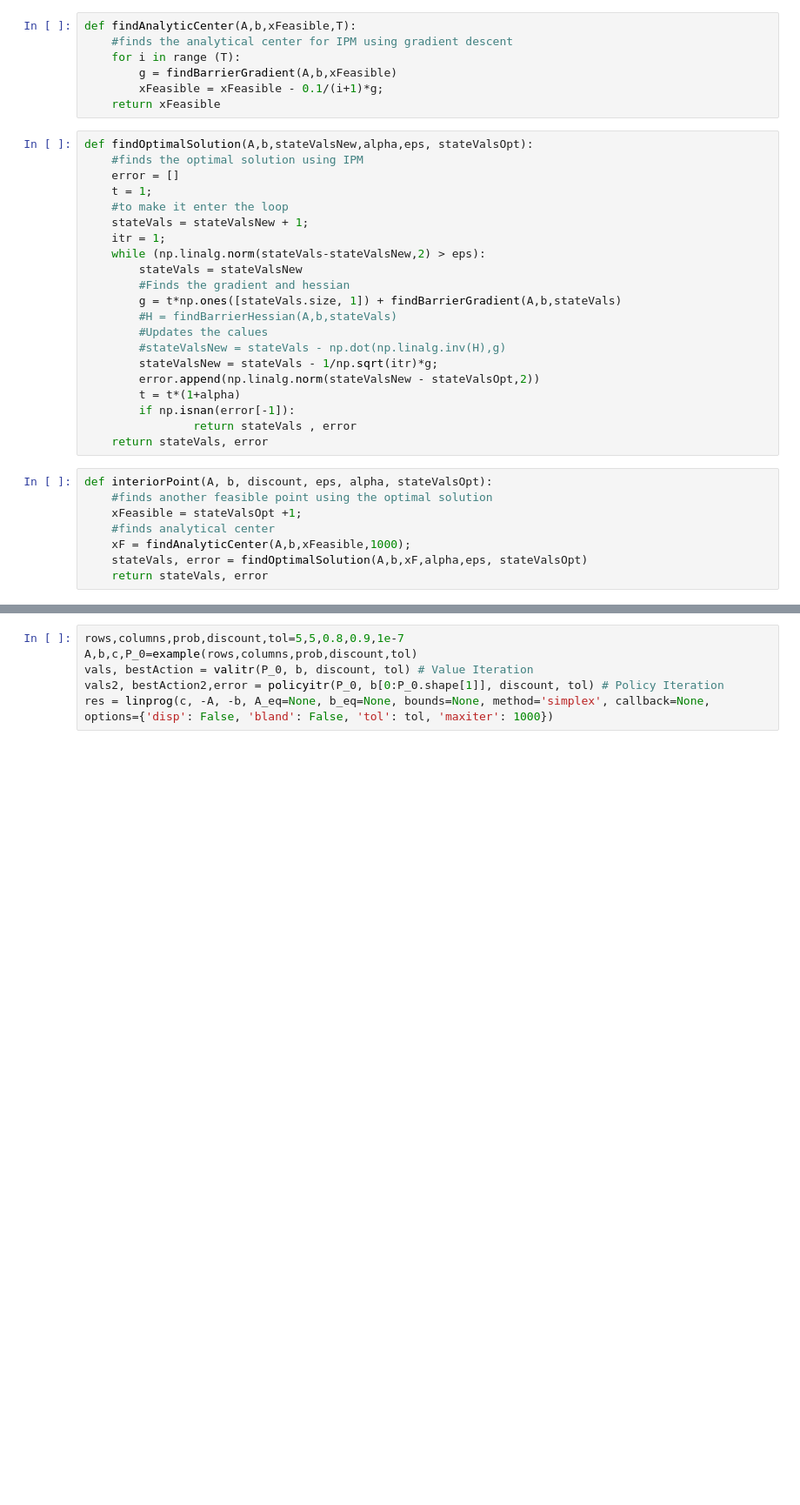
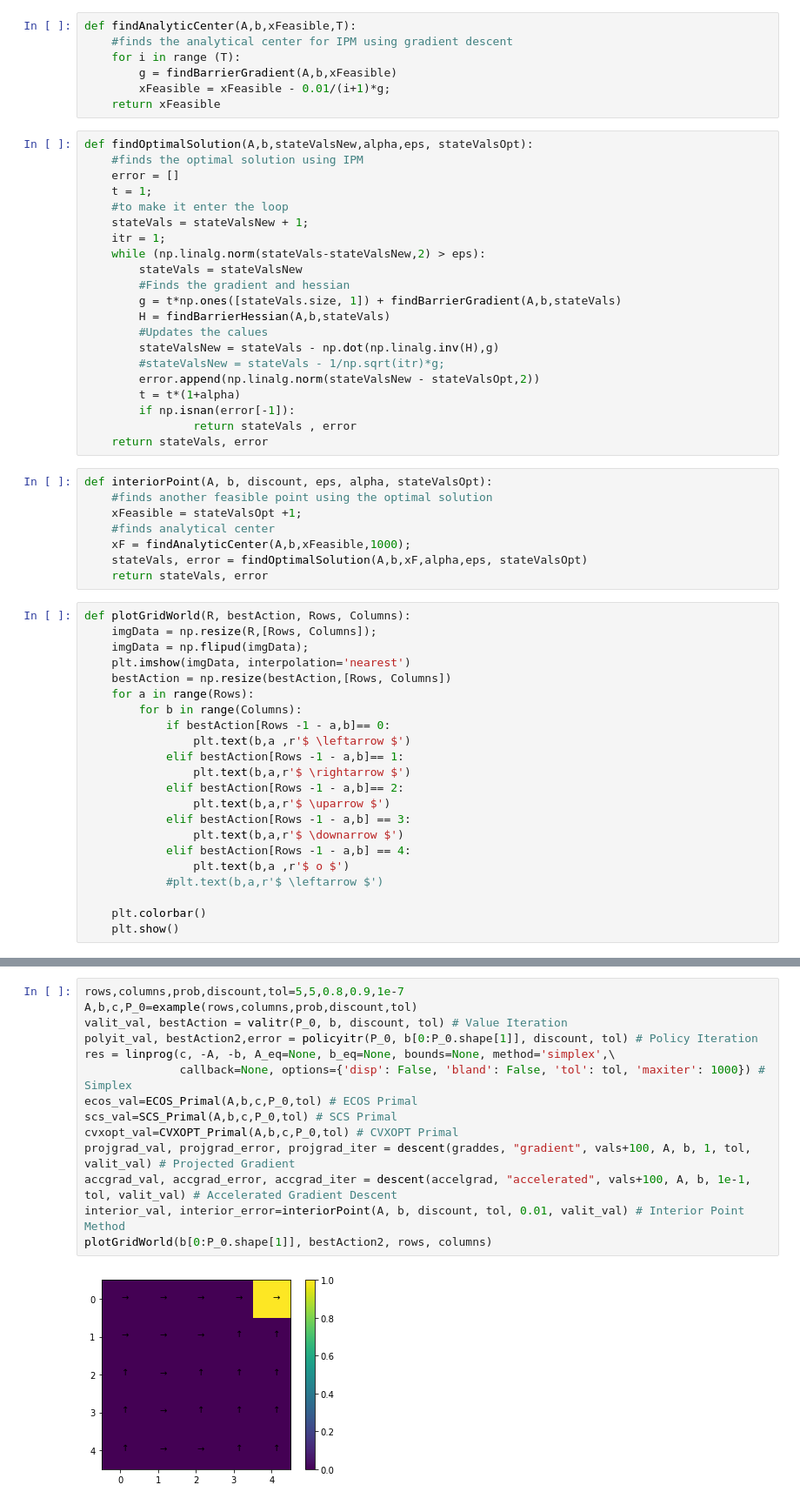
Before and after one commit to akhshah/cvxproj, a Jupyter notebook: GridWorld.ipynb, the cells around one changed output, grey strips where cells are left out. Shown at 87% size. Saved outputs shown, nothing was run; the diff lists cells and outputs as text; blank space fills up the shorter version.

```diff
--- a/GridWorld.ipynb
+++ b/GridWorld.ipynb
@@ -598,7 +611,7 @@ def findAnalyticCenter(A,b,xFeasible,T):
     #finds the analytical center for IPM using gradient descent
     for i in range (T):
         g = findBarrierGradient(A,b,xFeasible)
-        xFeasible = xFeasible - 0.1/(i+1)*g;
+        xFeasible = xFeasible - 0.01/(i+1)*g;
     return xFeasible
 # %%
 def findOptimalSolution(A,b,stateValsNew,alpha,eps, stateValsOpt):
@@ -612,10 +625,10 @@ def findOptimalSolution(A,b,stateValsNew,alpha,eps, stateValsOpt):
         stateVals = stateValsNew
         #Finds the gradient and hessian
         g = t*np.ones([stateVals.size, 1]) + findBarrierGradient(A,b,stateVals)
-        #H = findBarrierHessian(A,b,stateVals)
+        H = findBarrierHessian(A,b,stateVals)
         #Updates the calues
-        #stateValsNew = stateVals - np.dot(np.linalg.inv(H),g)
-        stateValsNew = stateVals - 1/np.sqrt(itr)*g;
+        stateValsNew = stateVals - np.dot(np.linalg.inv(H),g)
+        #stateValsNew = stateVals - 1/np.sqrt(itr)*g;
         error.append(np.linalg.norm(stateValsNew - stateValsOpt,2))
         t = t*(1+alpha)
         if np.isnan(error[-1]):
@@ -629,6 +642,28 @@ def interiorPoint(A, b, discount, eps, alpha, stateValsOpt):
     xF = findAnalyticCenter(A,b,xFeasible,1000);
     stateVals, error = findOptimalSolution(A,b,xF,alpha,eps, stateValsOpt)
     return stateVals, error
+# %%
+def plotGridWorld(R, bestAction, Rows, Columns):
+    imgData = np.resize(R,[Rows, Columns]);
+    imgData = np.flipud(imgData);
+    plt.imshow(imgData, interpolation='nearest')
+    bestAction = np.resize(bestAction,[Rows, Columns])
+    for a in range(Rows):
+        for b in range(Columns):
+            if bestAction[Rows -1 - a,b]== 0:
+                plt.text(b,a ,r'$ \leftarrow $')
+            elif bestAction[Rows -1 - a,b]== 1:
+                plt.text(b,a,r'$ \rightarrow $')
+            elif bestAction[Rows -1 - a,b]== 2:
+                plt.text(b,a,r'$ \uparrow $')
+            elif bestAction[Rows -1 - a,b] == 3:
+                plt.text(b,a,r'$ \downarrow $')
+            elif bestAction[Rows -1 - a,b] == 4:
+                plt.text(b,a ,r'$ o $')
+            #plt.text(b,a,r'$ \leftarrow $')
+
+    plt.colorbar()
+    plt.show()
 # %% [markdown]
 ### Examples
 
@@ -636,6 +671,16 @@ In the first example we use a 5 by 5 grid world example to compare the required
 # %%
 rows,columns,prob,discount,tol=5,5,0.8,0.9,1e-7
 A,b,c,P_0=example(rows,columns,prob,discount,tol)
-vals, bestAction = valitr(P_0, b, discount, tol) # Value Iteration
-vals2, bestAction2,error = policyitr(P_0, b[0:P_0.shape[1]], discount, tol) # Policy Iteration
-res = linprog(c, -A, -b, A_eq=None, b_eq=None, bounds=None, method='simplex', callback=None, options={'disp': False, 'bland': False, 'tol': tol, 'maxiter': 1000})
+valit_val, bestAction = valitr(P_0, b, discount, tol) # Value Iteration
+polyit_val, bestAction2,error = policyitr(P_0, b[0:P_0.shape[1]], discount, tol) # Policy Iteration
+res = linprog(c, -A, -b, A_eq=None, b_eq=None, bounds=None, method='simplex',\
+              callback=None, options={'disp': False, 'bland': False, 'tol': tol, 'maxiter': 1000}) # Simplex
+ecos_val=ECOS_Primal(A,b,c,P_0,tol) # ECOS Primal
+scs_val=SCS_Primal(A,b,c,P_0,tol) # SCS Primal
+cvxopt_val=CVXOPT_Primal(A,b,c,P_0,tol) # CVXOPT Primal
+projgrad_val, projgrad_error, projgrad_iter = descent(graddes, "gradient", vals+100, A, b, 1, tol, valit_val) # Projected Gradient
+accgrad_val, accgrad_error, accgrad_iter = descent(accelgrad, "accelerated", vals+100, A, b, 1e-1, tol, valit_val) # Accelerated Gradient Descent
+interior_val, interior_error=interiorPoint(A, b, discount, tol, 0.01, valit_val) # Interior Point Method
+plotGridWorld(b[0:P_0.shape[1]], bestAction2, rows, columns)
+# %% [output]
+[figure, added]
```
Also changed, not shown: parts of 8 cells of this notebook.
